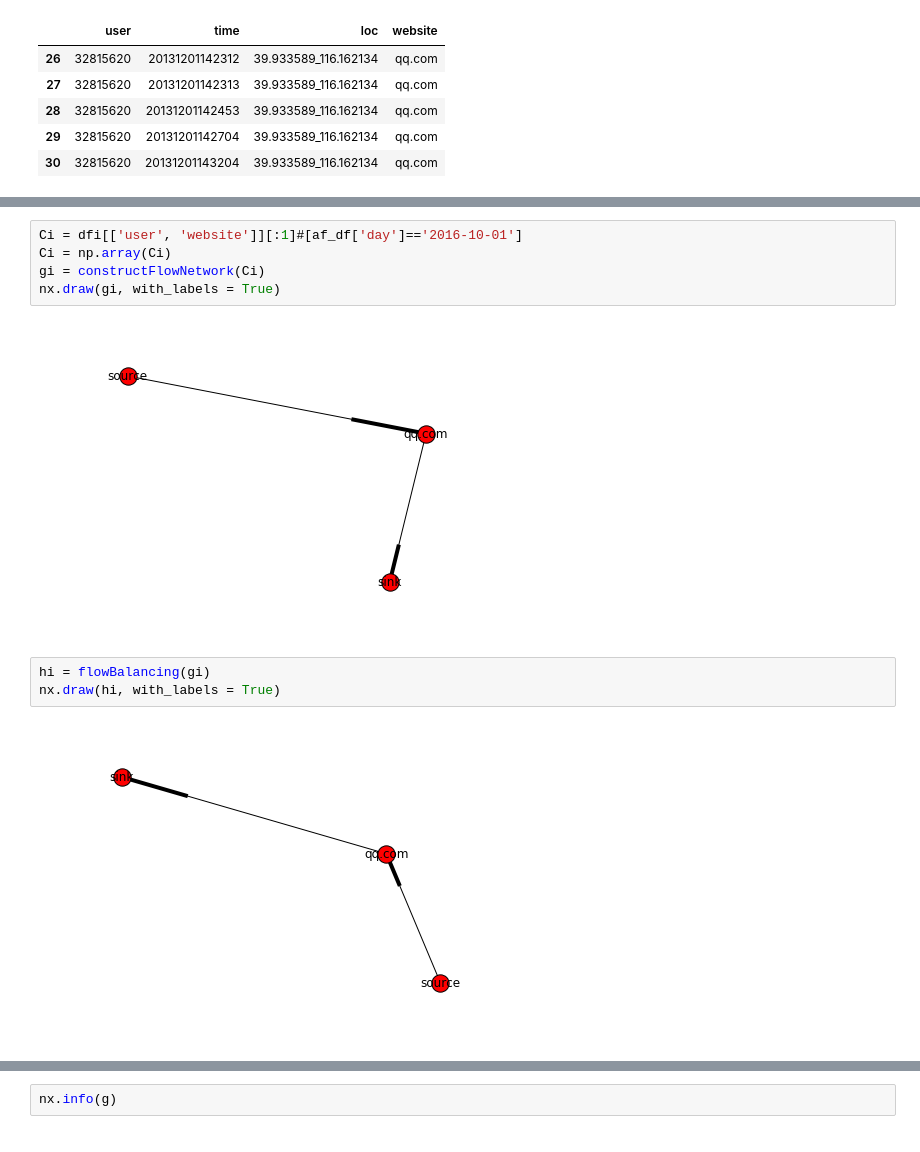
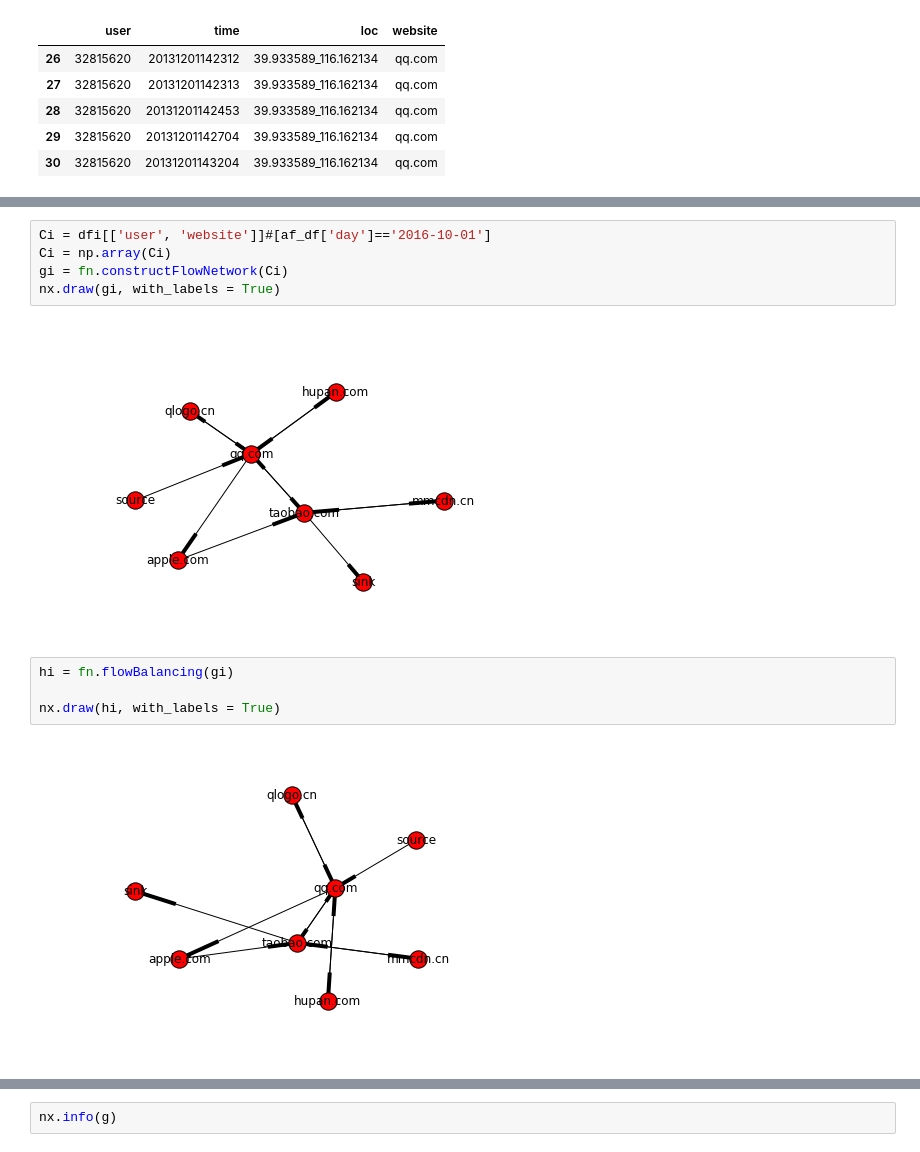
Before and after one commit to SocratesClub/cjc, a Jupyter notebook: cases/bjmobile_attention_flow_network.ipynb, the cells around one changed output, grey strips where cells are left out. Saved outputs shown, nothing was run; the diff lists cells and outputs as text.

```diff
--- a/cases/bjmobile_attention_flow_network.ipynb
+++ b/cases/bjmobile_attention_flow_network.ipynb
@@ -772,12 +679,13 @@ array([[35468103, 'qq.com'],
 # %%
-Ci = dfi[['user', 'website']][:1]#[af_df['day']=='2016-10-01']
+Ci = dfi[['user', 'website']]#[af_df['day']=='2016-10-01']
 Ci = np.array(Ci)
-gi = constructFlowNetwork(Ci)
+gi = fn.constructFlowNetwork(Ci)
 nx.draw(gi, with_labels = True)
 # %% [output]
-[figure, old version]
+[figure, new version]
 # %%
-hi = flowBalancing(gi)
+hi = fn.flowBalancing(gi)
+
 nx.draw(hi, with_labels = True)
 # %% [output]
-[figure, old version]
+[figure, new version]
```
Also changed, not shown: parts of 96 cells of this notebook, 28 other files.
